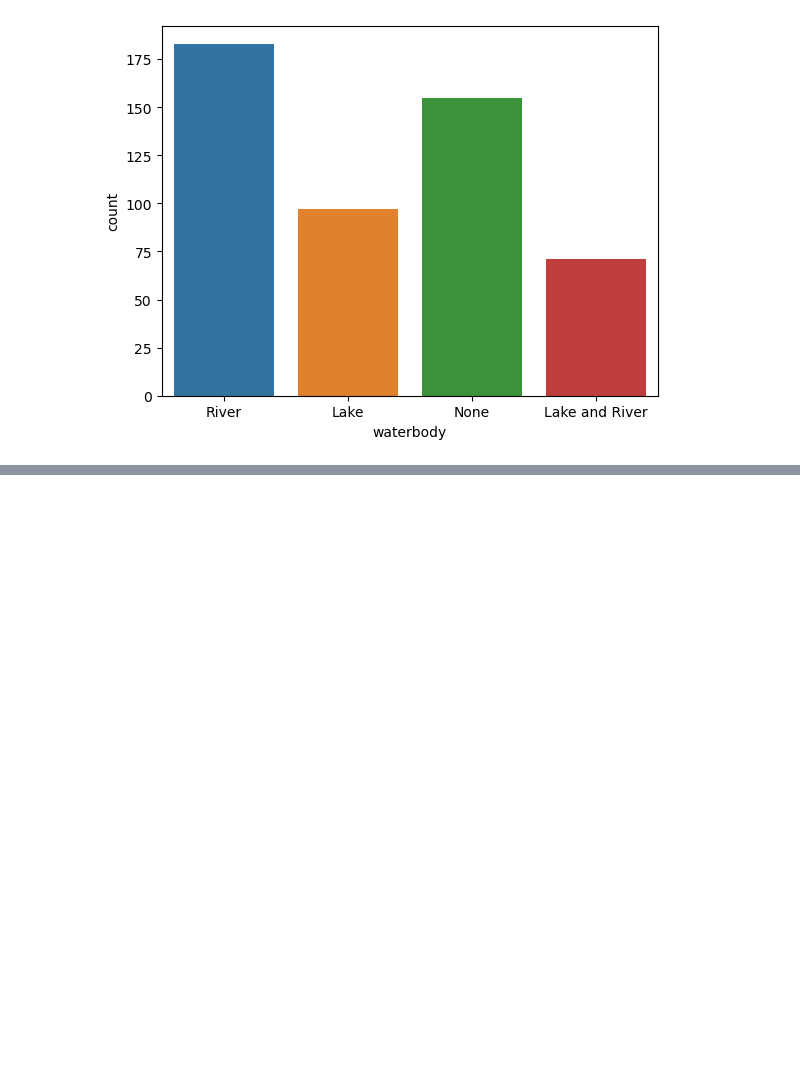
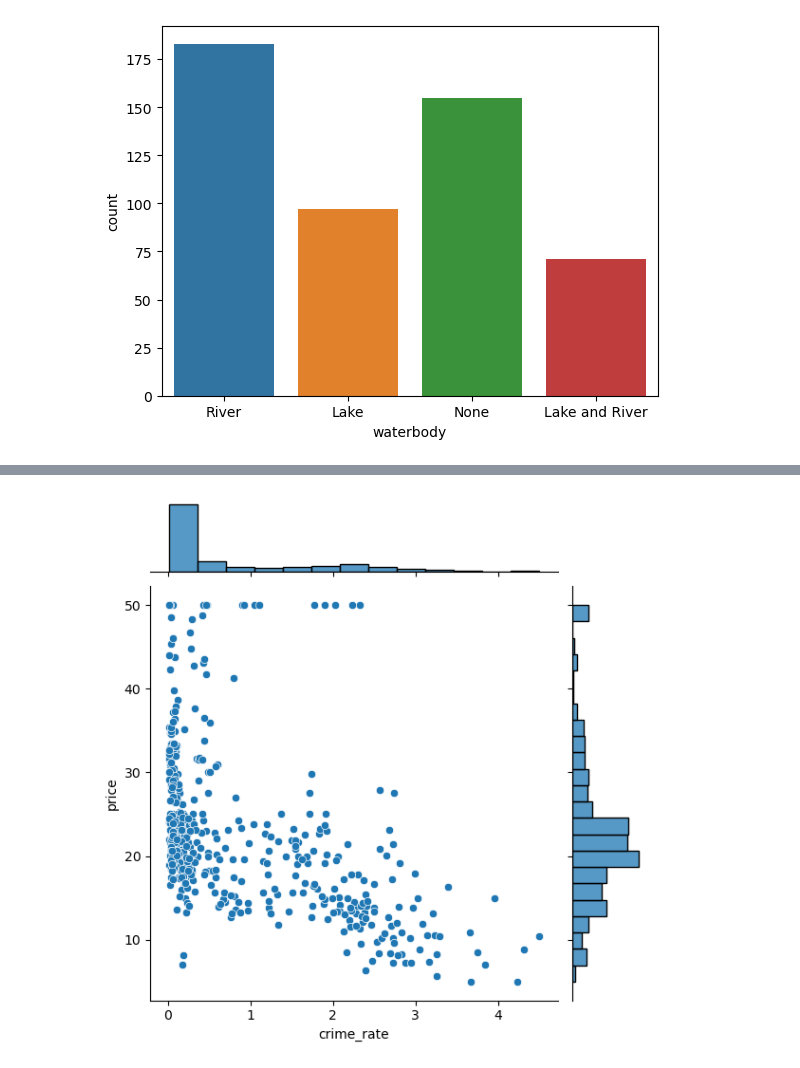
Before and after one commit to Glamorous9754/Practice-in-Jupyter, a Jupyter notebook: Data Pre-Processing for Linear Regression.ipynb, the cells around one changed output, grey strips where cells are left out. Saved outputs shown, nothing was run; the diff lists cells and outputs as text; code cells hidden in the pictures; blank space fills up the shorter version.

```diff
--- a/Data Pre-Processing for Linear Regression.ipynb
+++ b/Data Pre-Processing for Linear Regression.ipynb
@@ -203,0 +205,7 @@ plt.show()
+# %%
+df.crime_rate = np.log(1 + df.crime_rate)
+# %%
+sns.jointplot(x="crime_rate",y="price",data=df)
+plt.show()
+# %% [output]
+[figure, added]
```
Also changed, not shown: parts of 6 cells of this notebook.
